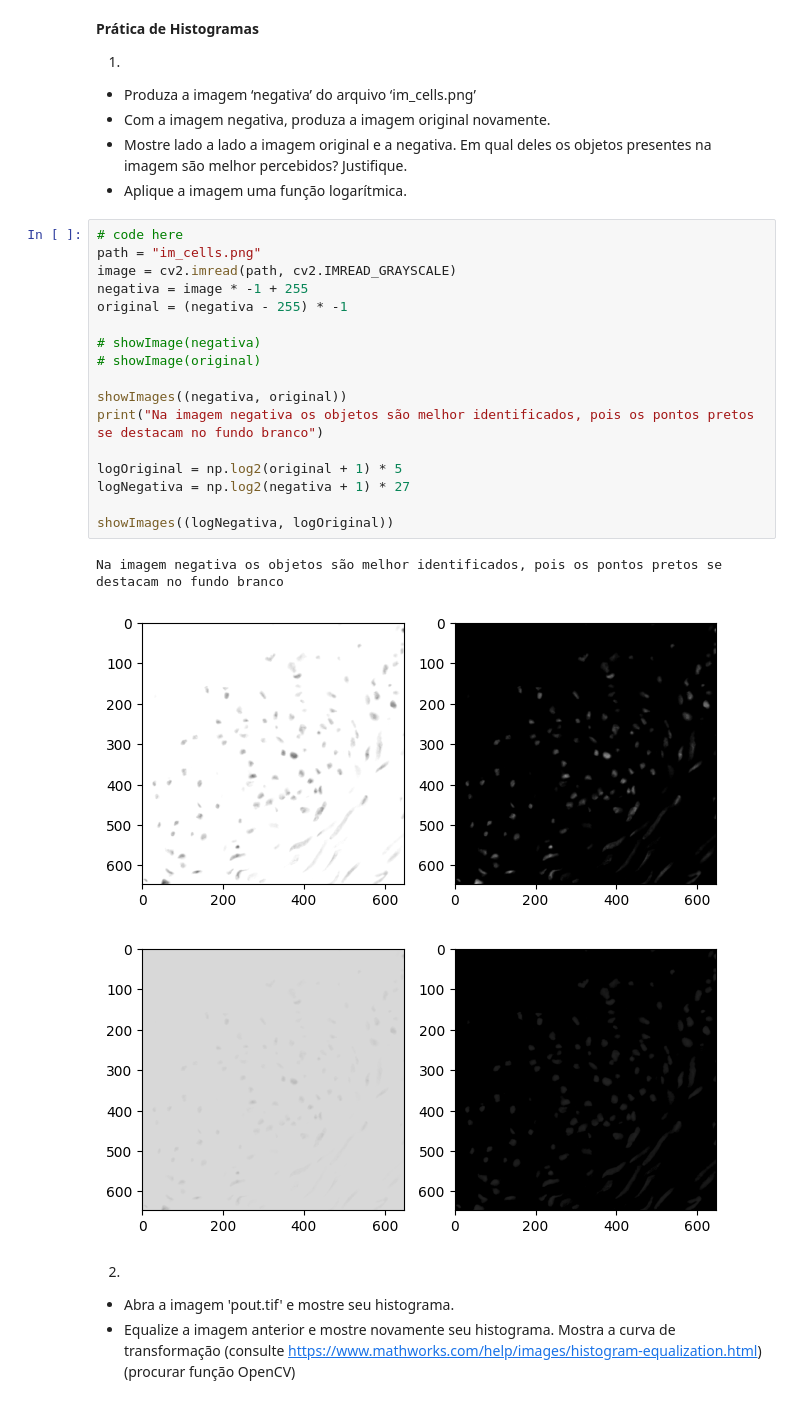
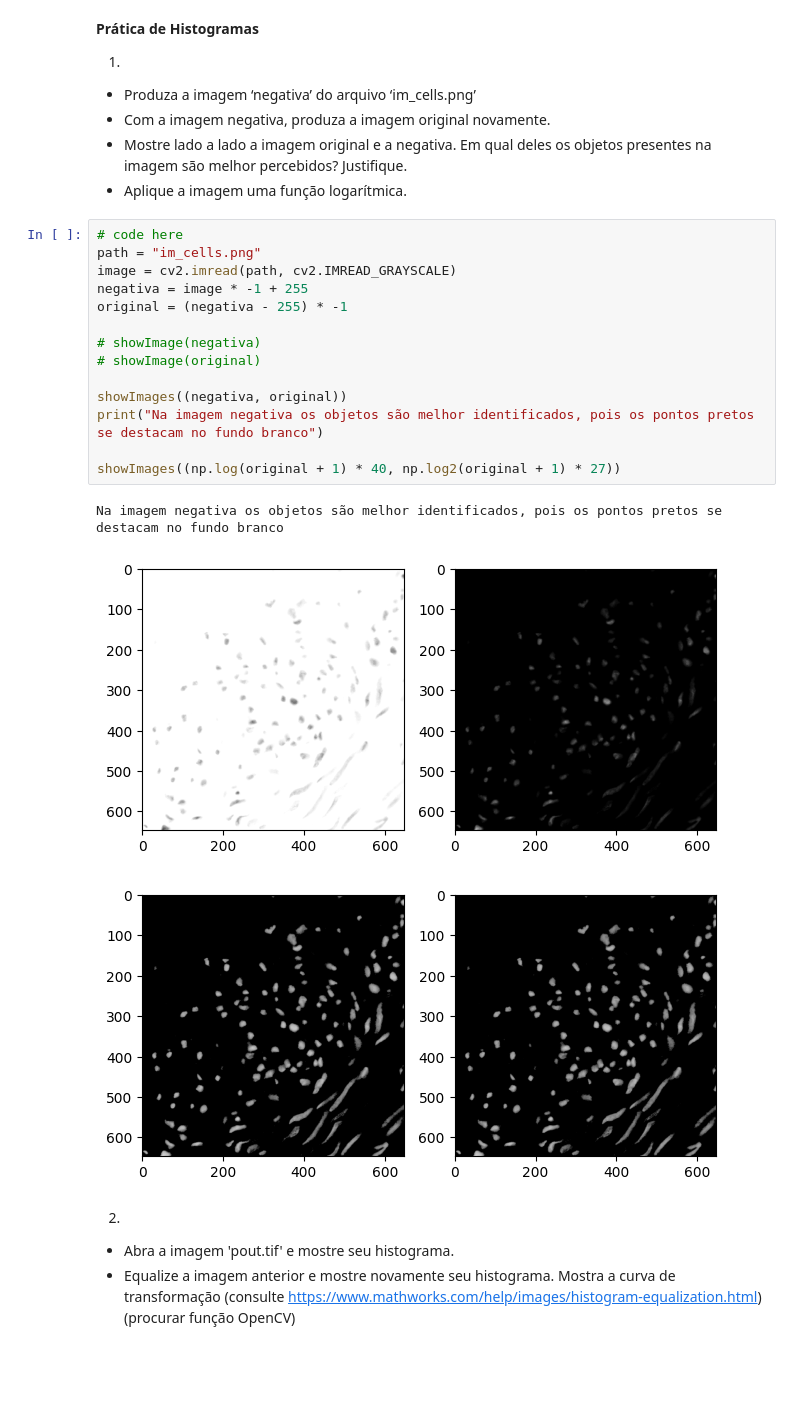
Before and after one commit to Elymas-Magus/gsi058_t1_pedropaulo.spaiva.a, a Jupyter notebook: Lab03 - Histogram Equalization/Lab03_hist.ipynb, the cells around one changed output. Drawn from its saved outputs; the diff is of its cells as text; blank space fills up the shorter version.

```diff
--- a/Lab03 - Histogram Equalization/Lab03_hist.ipynb
+++ b/Lab03 - Histogram Equalization/Lab03_hist.ipynb
@@ -47,24 +47,21 @@ def saveImage(image, filename = 'result', cmap = 'gray', mode = 'sync') -> None:
 # %%
 # code here
 path = "im_cells.png"
 image = cv2.imread(path, cv2.IMREAD_GRAYSCALE)
 negativa = image * -1 + 255
 original = (negativa - 255) * -1
 
 # showImage(negativa)
 # showImage(original)
 
 showImages((negativa, original))
 print("Na imagem negativa os objetos são melhor identificados, pois os pontos pretos se destacam no fundo branco")
 
-logOriginal = np.log2(original + 1) * 5
-logNegativa = np.log2(negativa + 1) * 27
-
-showImages((logNegativa, logOriginal))
+showImages((np.log(original + 1) * 40, np.log2(original + 1) * 27))
 # %% [output]
 Na imagem negativa os objetos são melhor identificados, pois os pontos pretos se destacam no fundo branco
 [figure]
-[figure, old version]
+[figure, new version]
 # %% [markdown]
 2)
 - Abra a imagem 'pout.tif' e mostre seu histograma.
```
Also changed, not shown: parts of 1 cell of this notebook.
